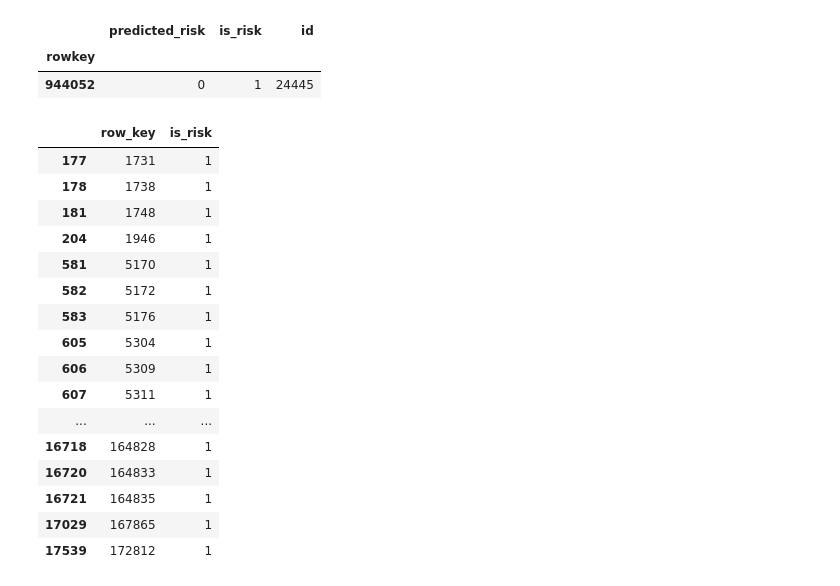
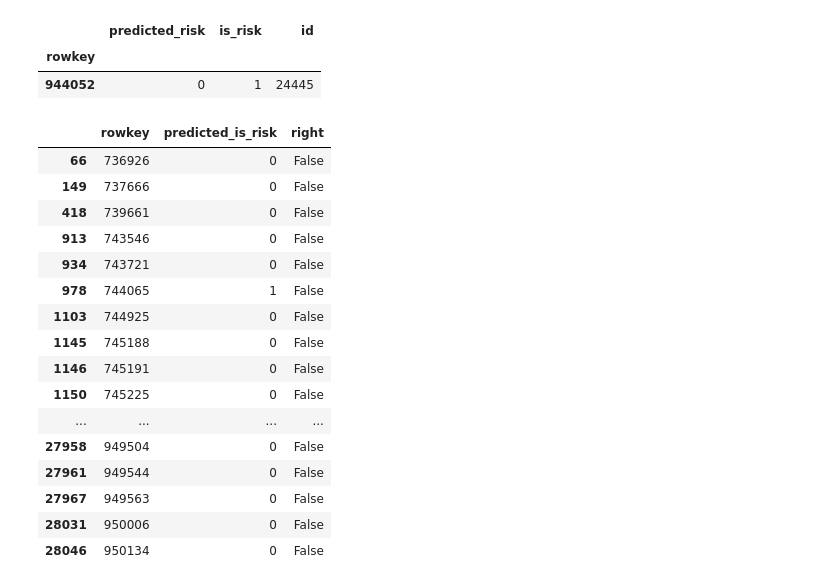
Before and after one commit to tusonggao/Kaggle_code, a Jupyter notebook: jd_contest/jd_contest.ipynb, the cells around one changed output. Drawn from its saved outputs; the diff is of its cells as text; code cells hidden in the pictures.

```diff
--- a/jd_contest/jd_contest.ipynb
+++ b/jd_contest/jd_contest.ipynb
@@ -523,24 +502,30 @@ test_outcomes_df.where(test_outcomes_df.is_risk==1)
 |  | predicted_risk | is_risk | id |
 | rowkey |  |  |  |
 | 944052 | 0 | 1 | 24445 |
-# %%
-broken_df = pd.read_csv('./data/submission/submission_0.61272.csv')
-broken_df[broken_df.is_risk==1]
-# %% [output]
-|  | row_key | is_risk |
-| 177 | 1731 | 1 |
-| 178 | 1738 | 1 |
-| 181 | 1748 | 1 |
-| 204 | 1946 | 1 |
-| 581 | 5170 | 1 |
-| 582 | 5172 | 1 |
-| 583 | 5176 | 1 |
-| 605 | 5304 | 1 |
-| 606 | 5309 | 1 |
-| 607 | 5311 | 1 |
-| ... | ... | ... |
-| 16718 | 164828 | 1 |
-| 16720 | 164833 | 1 |
-| 16721 | 164835 | 1 |
-| 17029 | 167865 | 1 |
-| 17539 | 172812 | 1 |
+# %%
+predicted_test_df = pd.read_csv('./data/submission/tested_outcomes.csv')[['rowkey', 'predicted_is_risk']]
+real_test_df = pd.read_csv('./data/submission/real_test_df.csv')
+# %%
+predicted_test_df['right'] =  (predicted_test_df['predicted_is_risk'].values==real_test_df['is_risk'].values)
+#predicted_test_df
+#real_test_df
+# %%
+predicted_test_df[predicted_test_df.right==False]
+# %% [output]
+|  | rowkey | predicted_is_risk | right |
+| 66 | 736926 | 0 | False |
+| 149 | 737666 | 0 | False |
+| 418 | 739661 | 0 | False |
+| 913 | 743546 | 0 | False |
+| 934 | 743721 | 0 | False |
+| 978 | 744065 | 1 | False |
+| 1103 | 744925 | 0 | False |
+| 1145 | 745188 | 0 | False |
+| 1146 | 745191 | 0 | False |
+| 1150 | 745225 | 0 | False |
+| ... | ... | ... | ... |
+| 27958 | 949504 | 0 | False |
+| 27961 | 949544 | 0 | False |
+| 27967 | 949563 | 0 | False |
+| 28031 | 950006 | 0 | False |
+| 28046 | 950134 | 0 | False |
```
Also changed, not shown: parts of 3 cells of this notebook, 2 other files.
